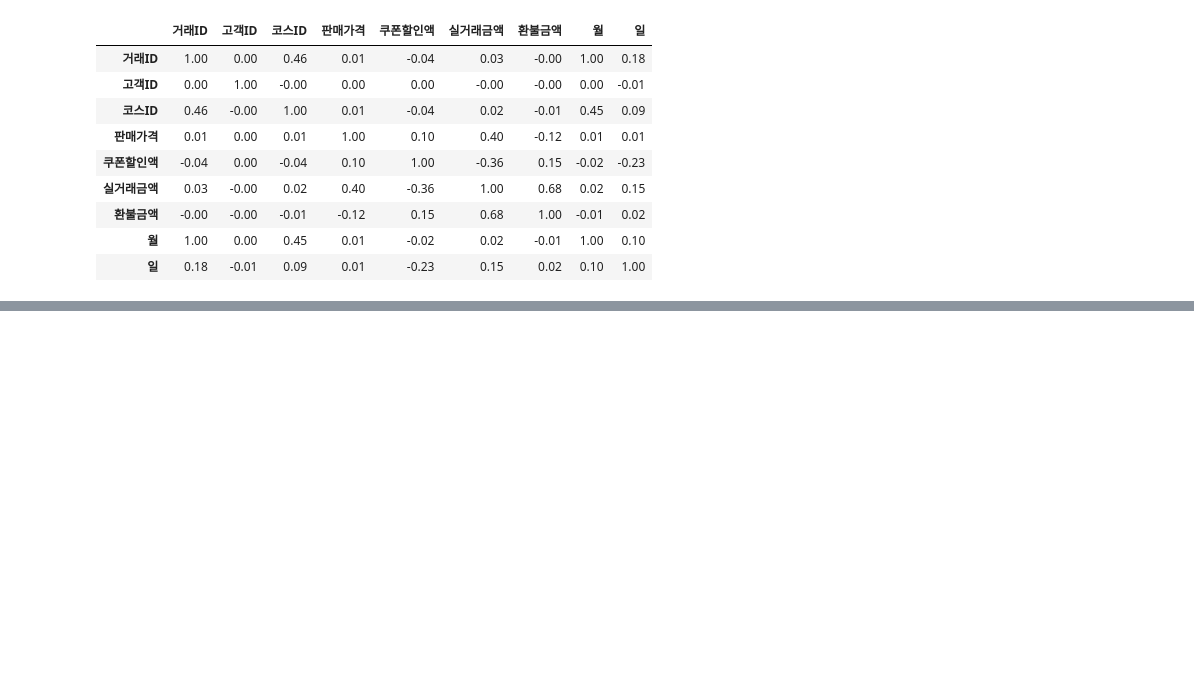
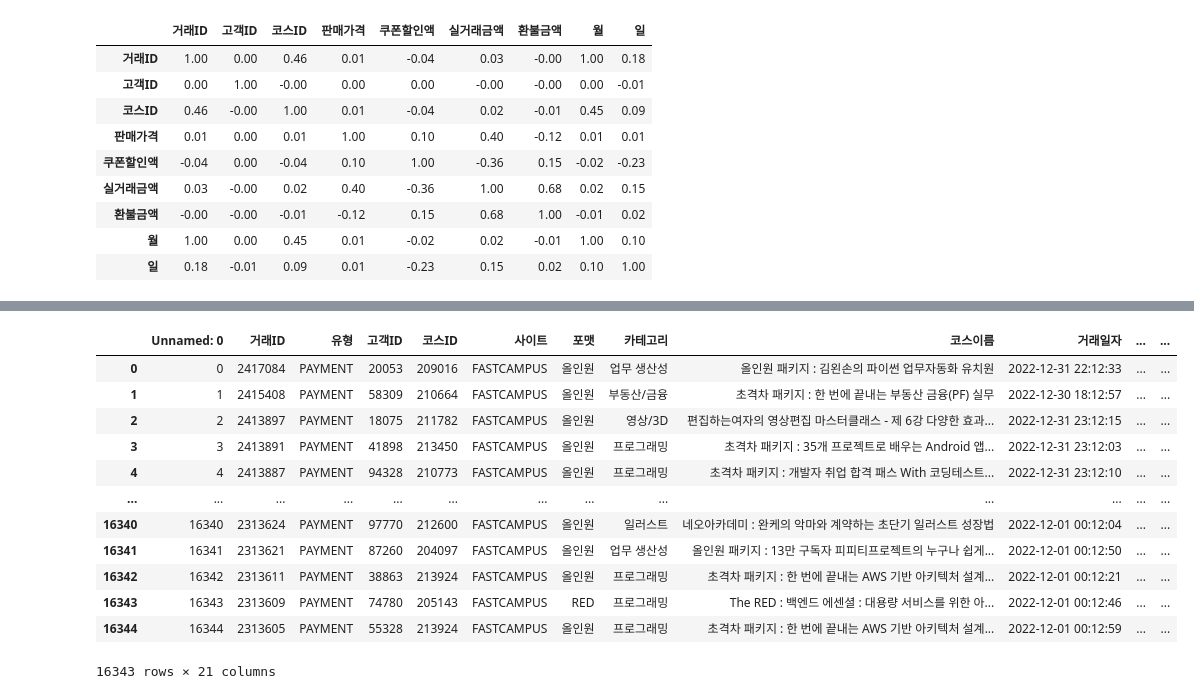
Before and after one commit to ParkSungHyon/mini_project, a Jupyter notebook: main3_230512.ipynb, the cells around one changed output, grey strips where cells are left out. Cells and saved outputs as stored; diff of their text form; code cells hidden in the pictures; blank space fills up the shorter version.

```diff
--- a/main3_230512.ipynb
+++ b/main3_230512.ipynb
@@ -236,0 +270,17 @@ plt.show()
+# %%
+df[df['월'] == 12]
+df.loc[df['월'] == 12, :]
+# %% [output]
+|  | Unnamed: 0 | 거래ID | 유형 | 고객ID | 코스ID | 사이트 | 포맷 | 카테고리 | 코스이름 | 거래일자 | ... | ... |
+| 0 | 0 | 2417084 | PAYMENT | 20053 | 209016 | FASTCAMPUS | 올인원 | 업무 생산성 | 올인원 패키지 : 김왼손의 파이썬 업무자동화 유치원 | 2022-12-31 22:12:33 | ... | ... |
+| 1 | 1 | 2415408 | PAYMENT | 58309 | 210664 | FASTCAMPUS | 올인원 | 부동산/금융 | 초격차 패키지 : 한 번에 끝내는 부동산 금융(PF) 실무 | 2022-12-30 18:12:57 | ... | ... |
+| 2 | 2 | 2413897 | PAYMENT | 18075 | 211782 | FASTCAMPUS | 올인원 | 영상/3D | 편집하는여자의 영상편집 마스터클래스 - 제 6강 다양한 효과... | 2022-12-31 23:12:15 | ... | ... |
+| 3 | 3 | 2413891 | PAYMENT | 41898 | 213450 | FASTCAMPUS | 올인원 | 프로그래밍 | 초격차 패키지 : 35개 프로젝트로 배우는 Android 앱... | 2022-12-31 23:12:03 | ... | ... |
+| 4 | 4 | 2413887 | PAYMENT | 94328 | 210773 | FASTCAMPUS | 올인원 | 프로그래밍 | 초격차 패키지 : 개발자 취업 합격 패스 With 코딩테스트... | 2022-12-31 23:12:10 | ... | ... |
+| ... | ... | ... | ... | ... | ... | ... | ... | ... | ... | ... | ... | ... |
+| 16340 | 16340 | 2313624 | PAYMENT | 97770 | 212600 | FASTCAMPUS | 올인원 | 일러스트 | 네오아카데미 : 완케의 악마와 계약하는 초단기 일러스트 성장법 | 2022-12-01 00:12:04 | ... | ... |
+| 16341 | 16341 | 2313621 | PAYMENT | 87260 | 204097 | FASTCAMPUS | 올인원 | 업무 생산성 | 올인원 패키지 : 13만 구독자 피피티프로젝트의 누구나 쉽게... | 2022-12-01 00:12:50 | ... | ... |
+| 16342 | 16342 | 2313611 | PAYMENT | 38863 | 213924 | FASTCAMPUS | 올인원 | 프로그래밍 | 초격차 패키지 : 한 번에 끝내는 AWS 기반 아키텍처 설계... | 2022-12-01 00:12:21 | ... | ... |
+| 16343 | 16343 | 2313609 | PAYMENT | 74780 | 205143 | FASTCAMPUS | RED | 프로그래밍 | The RED : 백엔드 에센셜 : 대용량 서비스를 위한 아... | 2022-12-01 00:12:46 | ... | ... |
+| 16344 | 16344 | 2313605 | PAYMENT | 55328 | 213924 | FASTCAMPUS | 올인원 | 프로그래밍 | 초격차 패키지 : 한 번에 끝내는 AWS 기반 아키텍처 설계... | 2022-12-01 00:12:59 | ... | ... |
+16343 rows × 21 columns
```
Also changed, not shown: parts of 8 cells of this notebook.
